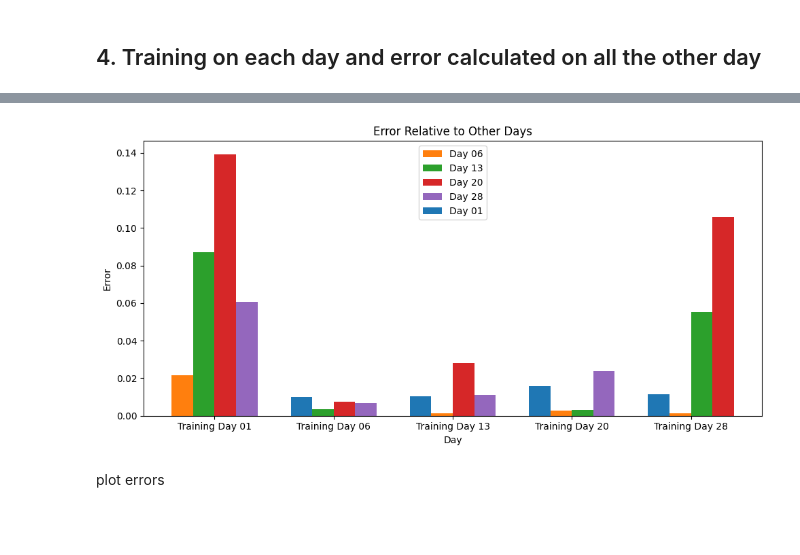
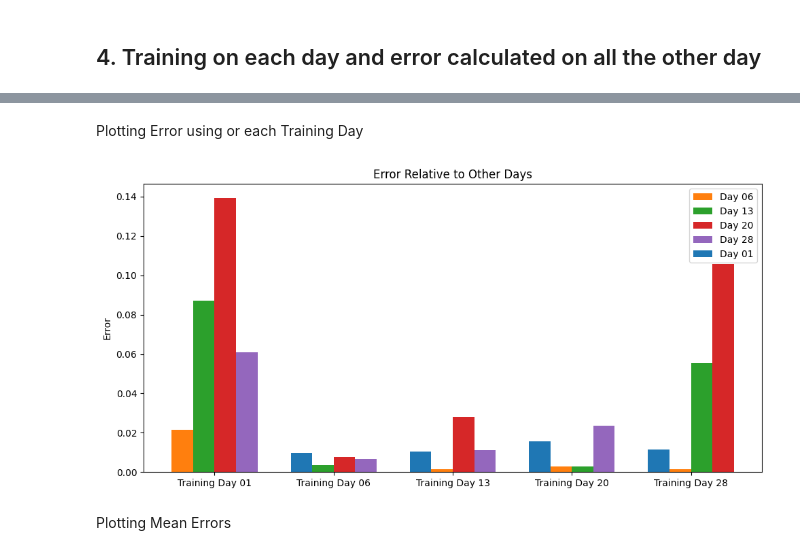
Before and after one commit to KeremOzemre/Salami, a Jupyter notebook: salami_exercise.ipynb, the cells around one changed output, grey strips where cells are left out. Saved outputs shown, nothing was run; the diff lists cells and outputs as text; code cells hidden in the pictures; blank space fills up the shorter version.

```diff
--- a/salami_exercise.ipynb
+++ b/salami_exercise.ipynb
@@ -323,13 +321,5 @@ for day_training in days:
 
         error_rates[day_training] = errors_model_2
 
-
-    # graph
-    plt.bar(days, error_rates[day_training])
-    plt.title(f"Errors Using Day {day_training} as Training Set\n(Moddel 2 - All Spectral Bands)")
-    plt.xlabel("day")
-    plt.ylabel("error")
-    plt.show()
-
 print(error_rates)
 # %% [output]
@@ -338,51 +327,46 @@ ValueError: shape mismatch: objects cannot be broadcast to a single shape.  Mism
+# %% [markdown]
+Plotting Error using or each Training Day
 # %%
 x = np.arange(len(days))
 bar_width = 0.18
 
 # fixed color for each comparison day
-color_map = {
-    '01': 'C0',
-    '06': 'C1',
-    '13': 'C2',
-    '20': 'C3',
-    '28': 'C4'
-}
+color_map = {'01': 'C0', '06': 'C1','13': 'C2','20': 'C3','28': 'C4'}
 
 fig, ax = plt.subplots(figsize=(10,5))
 
 legend_added = set()
 
 for i, day in enumerate(days):
     compare_days = [d for d in days if d != day]
     values = error_rates[day]
 
     n = len(values)
     offsets = np.linspace(-(n-1)/2, (n-1)/2, n) * bar_width
 
     for off, comp_day, val in zip(offsets, compare_days, values):
         label = f'Day {comp_day}' if comp_day not in legend_added else None
 
         ax.bar(x[i] + off, val,
                width=bar_width,
                color=color_map[comp_day],
                label=label)
 
         legend_added.add(comp_day)
 
 ax.set_xticks(x)
 ax.set_xticklabels([f'Training Day {d}' for d in days])
 
-ax.set_xlabel("Day")
 ax.set_ylabel("Error")
 ax.set_title("Error Relative to Other Days")
 ax.legend()
 
 plt.tight_layout()
 plt.show()
 # %% [output]
-[figure, old version]
+[figure, new version]
 # %% [markdown]
-plot errors
+Plotting Mean Errors
 # %%
 mean_error = {}
 for day in error_rates.keys():
```
Also changed, not shown: parts of 3 cells of this notebook.
